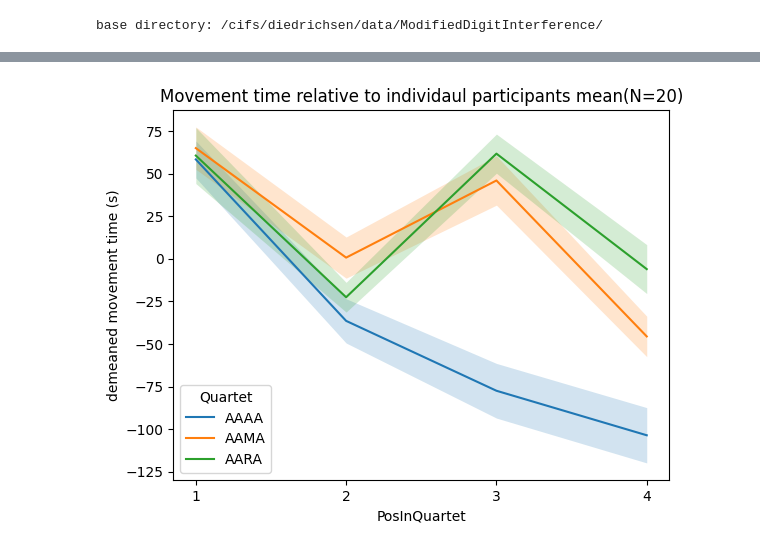
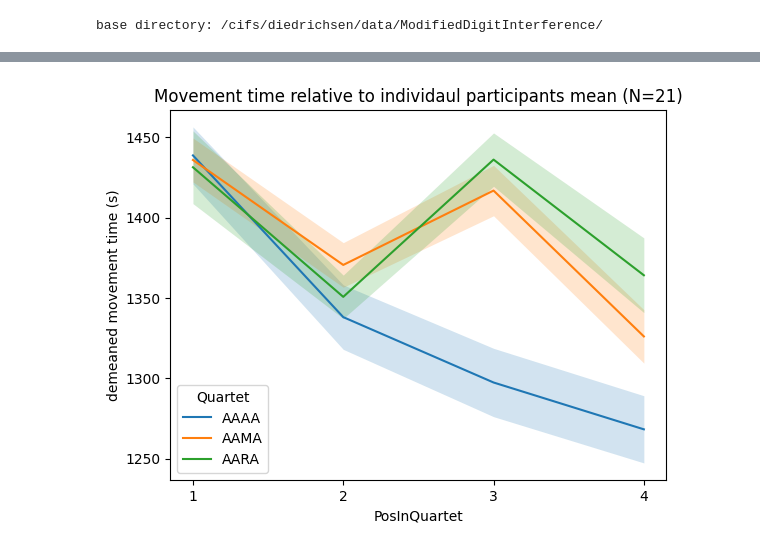
Before and after one commit to AmandaGiselleLily/modified-digit-inteference, a Jupyter notebook: notebooks/MovementTime.ipynb, the cells around one changed output, grey strips where cells are left out. Drawn from its saved outputs; the diff is of its cells as text; code cells hidden in the pictures.

```diff
--- a/notebooks/MovementTime.ipynb
+++ b/notebooks/MovementTime.ipynb
@@ -2,13 +2,10 @@
 import sys
 sys.path.append('../mdi/')
 import globals as gl
-
 import numpy as np
 import seaborn as sb
 import matplotlib.pyplot as plt
 import os
 import pandas as pd
-
-plt.style.use('default')
 # %% [output]
 base directory: /cifs/diedrichsen/data/ModifiedDigitInterference/
@@ -17,9 +12,2 @@ basedir='/home/alily/Documents/GitHub/modified-digit-inteference/mdi/'
 # %%
-data = pd.read_csv('/home/alily/Documents/GitHub/modified-digit-inteference/mdi/MDI0_merged1.csv')
-data = data[(data.correct==1)]
-data_dm = data.copy()
-data_g = data_dm.groupby(['SID', 'Quartet', 'PosInQuartet']).median(numeric_only=True).reset_index()
-data_g['MovementTime'] = (data_g['MovementTime']- data_g.groupby('SID')['MovementTime'].transform('mean'))
-data_g.Quartet = pd.Categorical(data_g.Quartet, categories=['AAAA', 'AAMA', 'AARA'], ordered=True)
-
-data_g.to_csv(basedir+ "MDI0_median_grouped")
+data = pd.read_csv(os.path.join(gl.baseDir, gl.behavDir, 'MDI0_merged_g_median.csv'))
@@ -26,10 +23,10 @@ data_g.to_csv(basedir+ "MDI0_median_grouped")
 # %%
 fig, ax = plt.subplots()
-sb.lineplot(data=data_g, ax=ax, x='PosInQuartet', y='MovementTime', hue='Quartet', err_kws={'linewidth': 0}, errorbar='se')
-ax.set_title(f"Movement time relative to individaul participants mean(N={data['SID'].nunique()})")
+sb.lineplot(data=data, ax=ax, x='PosInQuartet', y='MovementTimeDM', hue='Quartet', err_kws={'linewidth': 0}, errorbar='se')
+ax.set_title(f"Movement time relative to individaul participants mean (N={data['SID'].nunique()})")
 ax.set_ylabel("demeaned movement time (s)")
 ax.set_xticks([1, 2, 3, 4])
 
 plt.show()
 # %% [output]
-[figure, old version]
+[figure, new version]
```
Also changed, not shown: parts of 5 cells of this notebook, 3 other files.
